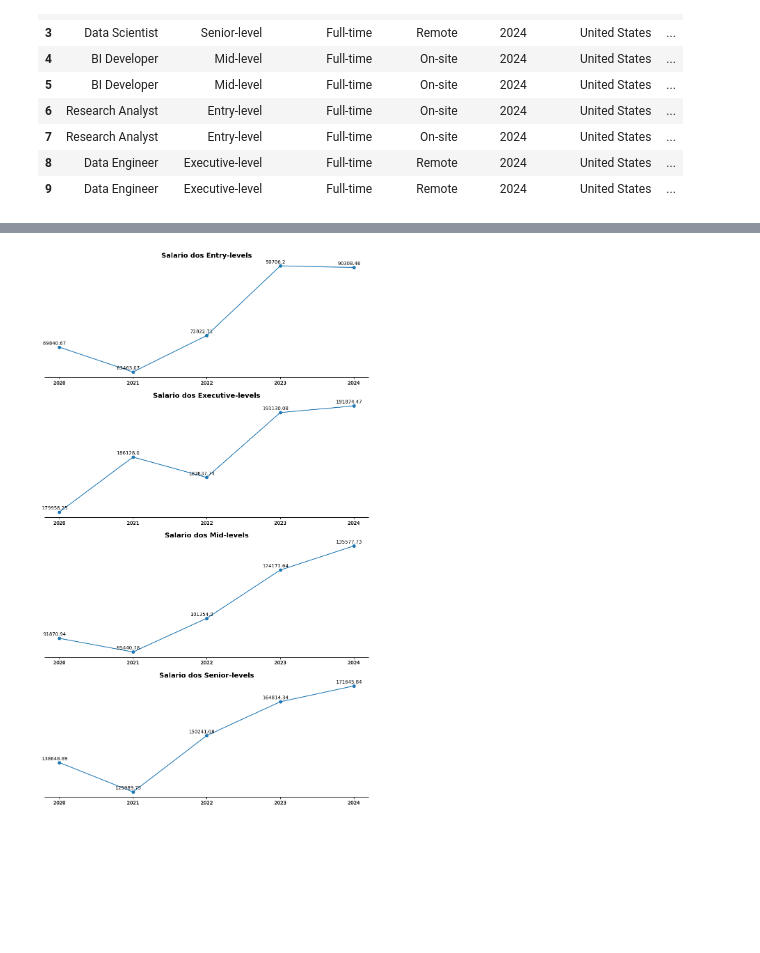
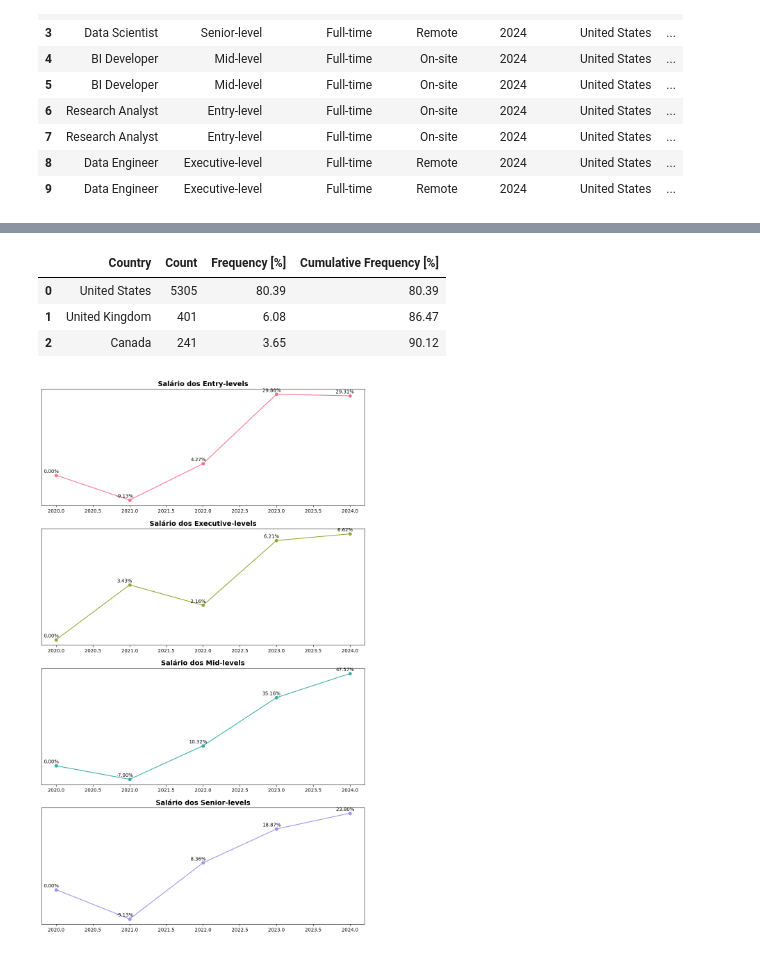
Before and after one commit to JessicaHora/ADA-Exploratory_DAta_Analysis, a Jupyter notebook: scr/EDA.ipynb, the cells around one changed output, grey strips where cells are left out. Drawn from its saved outputs; the diff is of its cells as text; code cells hidden in the pictures; blank space fills up the shorter version.

```diff
--- a/scr/EDA.ipynb
+++ b/scr/EDA.ipynb
@@ -32,5 +11,5 @@ import matplotlib.pyplot as plt
 # %%
-filepath = r'data_science_salaries.csv'
+filepath = r'../dataset/data_science_salaries.csv'
 df = pd.read_csv(filepath)
 df.head()
 # %% [output]
@@ -104,0 +235,12 @@ array(['Entry-level', 'Executive-level', 'Mid-level', 'Senior-level'],
+# %%
+value_count_category = df['job_category'].value_counts()
+normalized_frequency_category = df['job_category'].value_counts(normalize=True)
+cumulative_normalized_frequency_category = normalized_frequency_category.cumsum()
+# %%
+table_category = pd.DataFrame({'Job Category': value_count_category.index,
+                               'Count': value_count_category.values,
+                               'Frequency [%]': normalized_frequency_category.values * 100,
+                               'Cumulative Frequency [%]': cumulative_normalized_frequency_category.values * 100})
+
+table_category= table_category[:20]
+table_category
@@ -104,0 +271,2 @@ array(['Entry-level', 'Executive-level', 'Mid-level', 'Senior-level'],
+# %%
+table_category_top_5 = table_category[:5]
@@ -105,25 +446,58 @@ array(['Entry-level', 'Executive-level', 'Mid-level', 'Senior-level'],
+# %%
+value_count2 = df['employee_residence'].value_counts()
+normalized_frequency2 = round((value_count2 / len(df) * 100), 2)
+cumulative_normalized_frequency2 = normalized_frequency2.cumsum()
+
+
+table2 = pd.DataFrame({'Country': value_count2.index,
+                      'Count': value_count2.values,
+                       'Frequency [%]': normalized_frequency2.values,
+                       'Cumulative Frequency [%]': cumulative_normalized_frequency2.values})
+
+table2_title = table2[:20]
+table2_title[:3]
+# %% [output]
+|  | Country | Count | Frequency [%] | Cumulative Frequency [%] |
+| 0 | United States | 5305 | 80.39 | 80.39 |
+| 1 | United Kingdom | 401 | 6.08 | 86.47 |
+| 2 | Canada | 241 | 3.65 | 90.12 |
 # %%
+# Calcula o salário médio por ano para cada nível de experiência
+salario_medio_por_ano = df.groupby(['experience_level', 'work_year'])[
+    'salary_in_usd'].mean().reset_index()
+salario_medio_por_ano['salary_in_usd'] = salario_medio_por_ano['salary_in_usd'].apply(
+    lambda x: round(x, 2))
+
+# Obtém os diferentes níveis de experiência
 cargos = salario_medio_por_ano['experience_level'].unique()
 
-fig, ax = plt.subplots(figsize=(12,20), nrows=4, ncols=1)
+# Define uma paleta de cores
+palette = sns.color_palette('husl', n_colors=len(cargos))
+
+fig, ax = plt.subplots(figsize=(12, 20), nrows=4, ncols=1)
 
 for i, cargo in enumerate(cargos):
-    ax[i].plot(salario_medio_por_ano[salario_medio_por_ano['experience_level'] == cargo]['work_year'],
-               salario_medio_por_ano[salario_medio_por_ano['experience_level'] == cargo]['salary_in_usd'],
-               marker= 'o')
+    # Filtra os dados para o cargo atual
+    data_cargo = salario_medio_por_ano[salario_medio_por_ano['experience_level'] == cargo]
 
-    for x, y in zip(salario_medio_por_ano[salario_medio_por_ano['experience_level'] == cargo]['work_year'],
-                    salario_medio_por_ano[salario_medio_por_ano['experience_level'] == cargo]['salary_in_usd']):
-        ax[i].annotate(f'{y}', (x, y), textcoords="offset points", xytext=(-10,5), ha='center')
+    # Calcula a diferença percentual em relação ao primeiro ponto dentro de cada grupo
+    salario_inicial = data_cargo['salary_in_usd'].iloc[0]
+    data_cargo['percentual'] = (
+        (data_cargo['salary_in_usd'] - salario_inicial) / salario_inicial) * 100
 
+    # Plota o gráfico de linha com cor diferente para cada nível de experiência
+    ax[i].plot(data_cargo['work_year'], data_cargo['percentual'],
+               marker='o', color=palette[i])
 
+    # Adiciona os valores percentuais nos marcadores
+    for x, y in zip(data_cargo['work_year'], data_cargo['percentual']):
+        ax[i].annotate(
+            f'{y:.2f}%', (x, y), textcoords="offset points", xytext=(-10, 5), ha='center')
 
-    ax[i].set_title(f'Salario dos {cargo}s', fontsize=14, fontweight='bold')
+    # Adiciona título correspondente ao nível de experiência
+    ax[i].set_title(f'Salário dos {cargo}s', fontsize=14, fontweight='bold')
+
     ax[i].set_yticks([])
-    ax[i].set_xticks(salario_medio_por_ano['work_year'])
-    ax[i].spines[['right', 'top', 'left']].set_visible(False)
-
-
-plt.show()
+    ax[i].set_xticks
 # %% [output]
-[figure, old version]
+[figure, new version]
```
Also changed, not shown: parts of 27 cells of this notebook.
